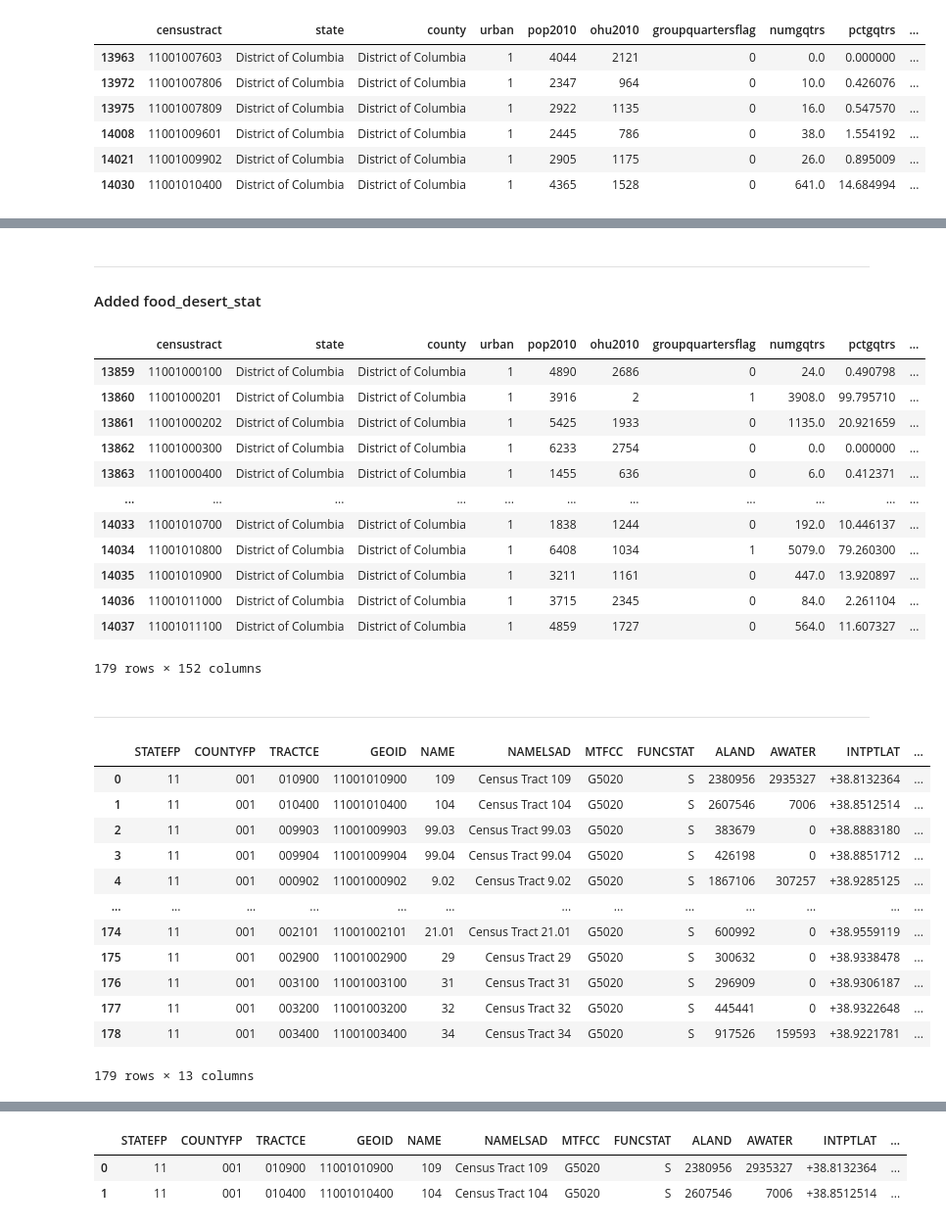
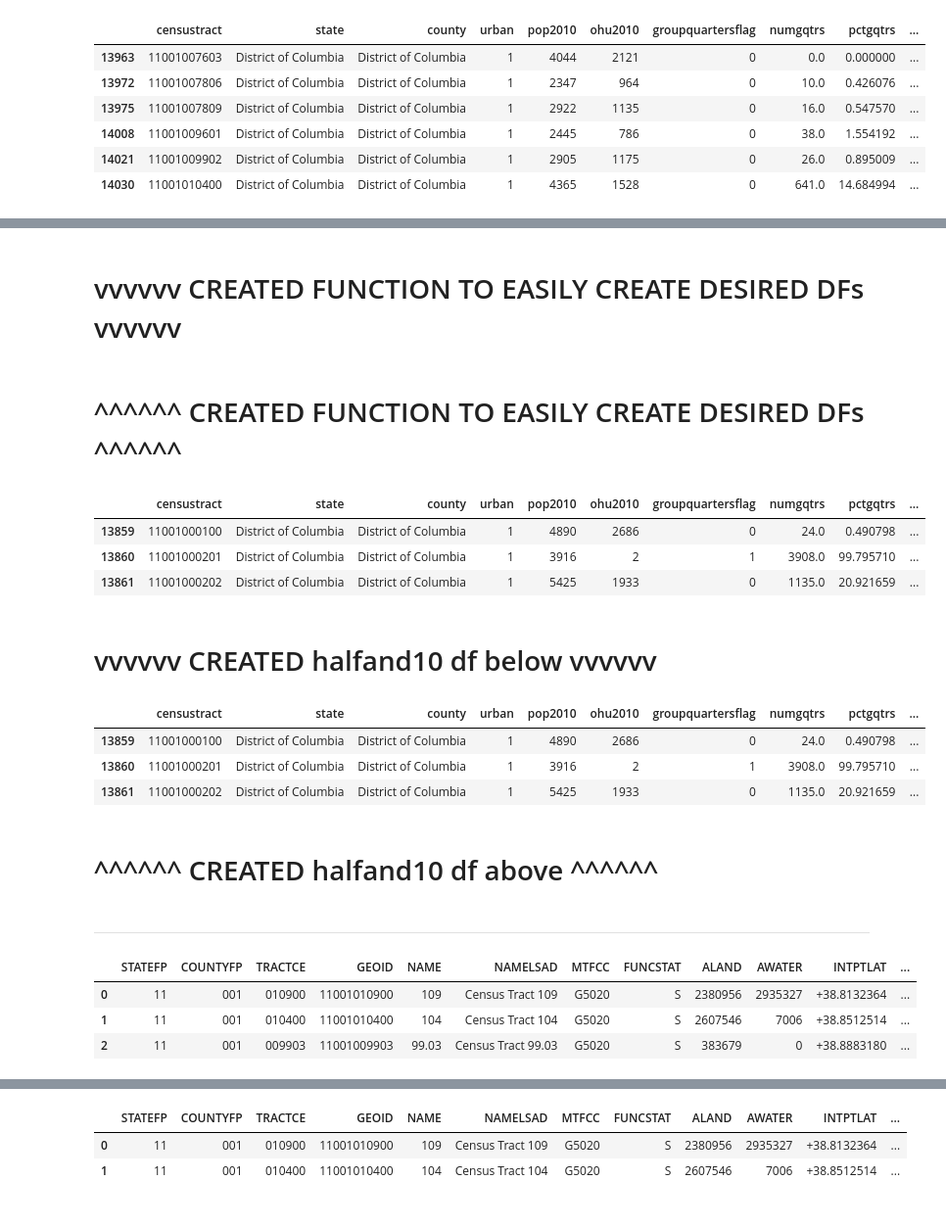
Before and after one commit to derryzrli/food-insecurity-analysis, a Jupyter notebook: starter-code_k.ipynb, the cells around one changed output, grey strips where cells are left out. Shown at 98% size. Saved outputs shown, nothing was run; the diff lists cells and outputs as text; code cells hidden in the pictures.

```diff
--- a/starter-code_k.ipynb
+++ b/starter-code_k.ipynb
@@ -640,19 +497,2 @@ See the caveats in the documentation: https://pandas.pydata.org/pandas-docs/stab
-# %% [markdown]
-----
-#### Added food_desert_stat
-# %%
-data_2019_dc
-# %% [output]
-|  | censustract | state | county | urban | pop2010 | ohu2010 | groupquartersflag | numgqtrs | pctgqtrs | ... |
-| 13859 | 11001000100 | District of Columbia | District of Columbia | 1 | 4890 | 2686 | 0 | 24.0 | 0.490798 | ... |
-| 13860 | 11001000201 | District of Columbia | District of Columbia | 1 | 3916 | 2 | 1 | 3908.0 | 99.795710 | ... |
-| 13861 | 11001000202 | District of Columbia | District of Columbia | 1 | 5425 | 1933 | 0 | 1135.0 | 20.921659 | ... |
-| 13862 | 11001000300 | District of Columbia | District of Columbia | 1 | 6233 | 2754 | 0 | 0.0 | 0.000000 | ... |
-| 13863 | 11001000400 | District of Columbia | District of Columbia | 1 | 1455 | 636 | 0 | 6.0 | 0.412371 | ... |
-| ... | ... | ... | ... | ... | ... | ... | ... | ... | ... | ... |
-| 14033 | 11001010700 | District of Columbia | District of Columbia | 1 | 1838 | 1244 | 0 | 192.0 | 10.446137 | ... |
-| 14034 | 11001010800 | District of Columbia | District of Columbia | 1 | 6408 | 1034 | 1 | 5079.0 | 79.260300 | ... |
-| 14035 | 11001010900 | District of Columbia | District of Columbia | 1 | 3211 | 1161 | 0 | 447.0 | 13.920897 | ... |
-| 14036 | 11001011000 | District of Columbia | District of Columbia | 1 | 3715 | 2345 | 0 | 84.0 | 2.261104 | ... |
-| 14037 | 11001011100 | District of Columbia | District of Columbia | 1 | 4859 | 1727 | 0 | 564.0 | 11.607327 | ... |
-179 rows × 152 columns
+# %% [markdown]
+# vvvvvv CREATED FUNCTION TO EASILY CREATE DESIRED DFs vvvvvv
@@ -659,19 +512,32 @@ data_2019_dc
+# %% [markdown]
+# ^^^^^^ CREATED FUNCTION TO EASILY CREATE DESIRED DFs ^^^^^^
+# %%
+data_2019_dc_1and10 = add_quad_cols_and_stat_col(data_2019_dc, 'District of Columbia', 'DC', 'lilatracts_1and10')
+data_2019_dc_1and10[:3]
+# %% [output]
+|  | censustract | state | county | urban | pop2010 | ohu2010 | groupquartersflag | numgqtrs | pctgqtrs | ... |
+| 13859 | 11001000100 | District of Columbia | District of Columbia | 1 | 4890 | 2686 | 0 | 24.0 | 0.490798 | ... |
+| 13860 | 11001000201 | District of Columbia | District of Columbia | 1 | 3916 | 2 | 1 | 3908.0 | 99.795710 | ... |
+| 13861 | 11001000202 | District of Columbia | District of Columbia | 1 | 5425 | 1933 | 0 | 1135.0 | 20.921659 | ... |
+# %% [markdown]
+# vvvvvv CREATED halfand10 df below vvvvvv
+# %%
+data_2019_dc_halfand10 = add_quad_cols_and_stat_col(data_2019_dc, 'District of Columbia', 'DC', 'lilatracts_halfand10')
+data_2019_dc_halfand10[:3]
+# %% [output]
+|  | censustract | state | county | urban | pop2010 | ohu2010 | groupquartersflag | numgqtrs | pctgqtrs | ... |
+| 13859 | 11001000100 | District of Columbia | District of Columbia | 1 | 4890 | 2686 | 0 | 24.0 | 0.490798 | ... |
+| 13860 | 11001000201 | District of Columbia | District of Columbia | 1 | 3916 | 2 | 1 | 3908.0 | 99.795710 | ... |
+| 13861 | 11001000202 | District of Columbia | District of Columbia | 1 | 5425 | 1933 | 0 | 1135.0 | 20.921659 | ... |
+# %% [markdown]
+# ^^^^^^ CREATED halfand10 df above ^^^^^^
 # %% [markdown]
 ----
 # %%
 dc_shape = gpd.read_file('tl_2019_11_tract/tl_2019_11_tract.shp')
-dc_shape
+dc_shape[:3]
 # %% [output]
 |  | STATEFP | COUNTYFP | TRACTCE | GEOID | NAME | NAMELSAD | MTFCC | FUNCSTAT | ALAND | AWATER | INTPTLAT | ... |
 | 0 | 11 | 001 | 010900 | 11001010900 | 109 | Census Tract 109 | G5020 | S | 2380956 | 2935327 | +38.8132364 | ... |
 | 1 | 11 | 001 | 010400 | 11001010400 | 104 | Census Tract 104 | G5020 | S | 2607546 | 7006 | +38.8512514 | ... |
 | 2 | 11 | 001 | 009903 | 11001009903 | 99.03 | Census Tract 99.03 | G5020 | S | 383679 | 0 | +38.8883180 | ... |
-| 3 | 11 | 001 | 009904 | 11001009904 | 99.04 | Census Tract 99.04 | G5020 | S | 426198 | 0 | +38.8851712 | ... |
-| 4 | 11 | 001 | 000902 | 11001000902 | 9.02 | Census Tract 9.02 | G5020 | S | 1867106 | 307257 | +38.9285125 | ... |
-| ... | ... | ... | ... | ... | ... | ... | ... | ... | ... | ... | ... | ... |
-| 174 | 11 | 001 | 002101 | 11001002101 | 21.01 | Census Tract 21.01 | G5020 | S | 600992 | 0 | +38.9559119 | ... |
-| 175 | 11 | 001 | 002900 | 11001002900 | 29 | Census Tract 29 | G5020 | S | 300632 | 0 | +38.9338478 | ... |
-| 176 | 11 | 001 | 003100 | 11001003100 | 31 | Census Tract 31 | G5020 | S | 296909 | 0 | +38.9306187 | ... |
-| 177 | 11 | 001 | 003200 | 11001003200 | 32 | Census Tract 32 | G5020 | S | 445441 | 0 | +38.9322648 | ... |
-| 178 | 11 | 001 | 003400 | 11001003400 | 34 | Census Tract 34 | G5020 | S | 917526 | 159593 | +38.9221781 | ... |
-179 rows × 13 columns
```
Also changed, not shown: parts of 30 cells of this notebook.
